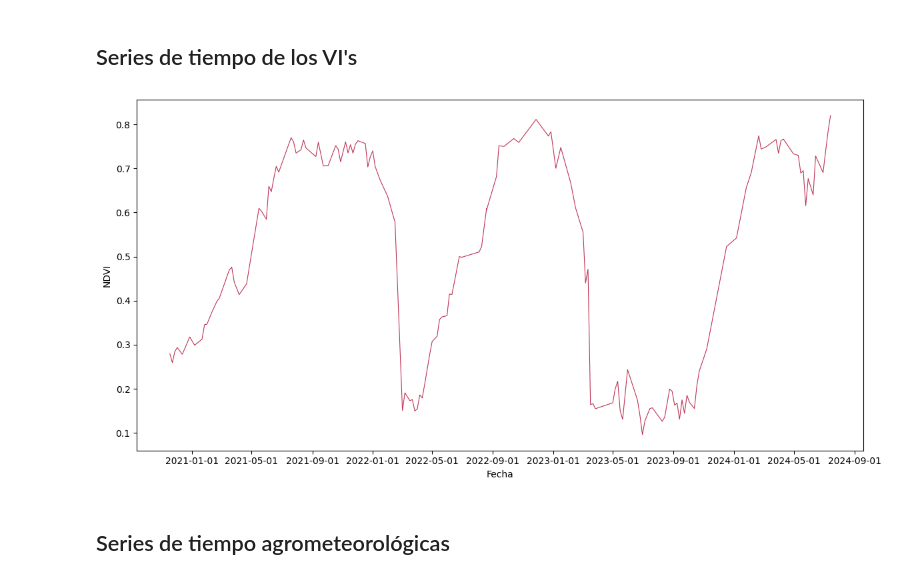
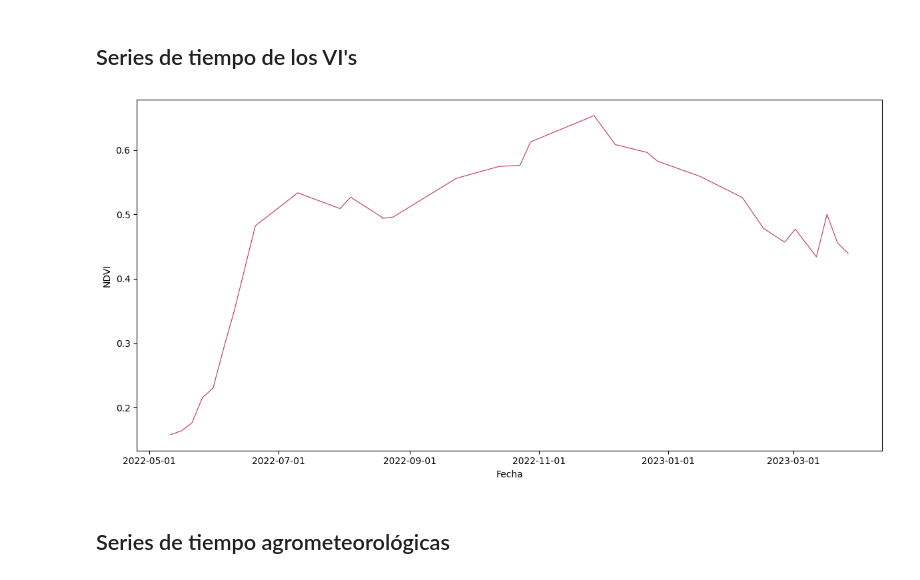
Before and after one commit to VivaldoGP/Tesis, a Jupyter notebook: results/time_series/ts.ipynb, the cells around one changed output. Cells and saved outputs as stored; diff of their text form; code cells hidden in the pictures.

```diff
--- a/results/time_series/ts.ipynb
+++ b/results/time_series/ts.ipynb
@@ -11,8 +12,8 @@ from matplotlib.dates import DateFormatter, MonthLocator, WeekdayLocator
 ## Series de tiempo de los VI's
 # %%
 file_path = r'../../data_analysis/datos/model_predicts/zafra2023/ndvi_mean/parcela_10.csv'
-file_path_2 = r'../../data_analysis/all_vars/zafra2023/parcela_10.csv'
-file_path_3 = r'../../datos/parcelas/indices_stats_cleaned/parcela_14.csv'
+file_path_2 = r'../../datos/parcelas/indices_stats_cleaned/parcela_2.csv'
+file_path_3 = r'../../datos/parcelas/ready_to_analyze/zafra2022/parcela_16.csv'
 # %%
 df = pd.read_csv(file_path, parse_dates=True, )
 df['Fecha'] = pd.to_datetime(df['Fecha'])
@@ -22,16 +23,17 @@ df3 = pd.read_csv(file_path_3)
 df3['Fecha'] = pd.to_datetime(df3['Fecha'])
 # %%
 fig, ax = plt.subplots(figsize=(12,6))
-ax.xaxis.set_major_locator(MonthLocator(interval=4))
+ax.xaxis.set_major_locator(MonthLocator(interval=2))
 ax.xaxis.set_major_formatter(DateFormatter("%Y-%m-%d"))
 ax.plot(df3['Fecha'], df3['ndvi_mean'], color='#BE3455', lw=0.8)
+#ax.plot(df2['Fecha'], df2['ndvi_mean'], color='g')
 #ax.plot(df2['Fecha'], df2['ndvi'], color='g', lw=0.8)
 plt.xlabel('Fecha')
 plt.ylabel('NDVI')
 plt.tight_layout()
 plt.show()
 # %% [output]
-[figure, old version]
+[figure, new version]
 # %% [markdown]
 ## Series de tiempo agrometeorológicas
 # %%
```
Also changed, not shown: parts of 8 cells of this notebook, 6 other files.
